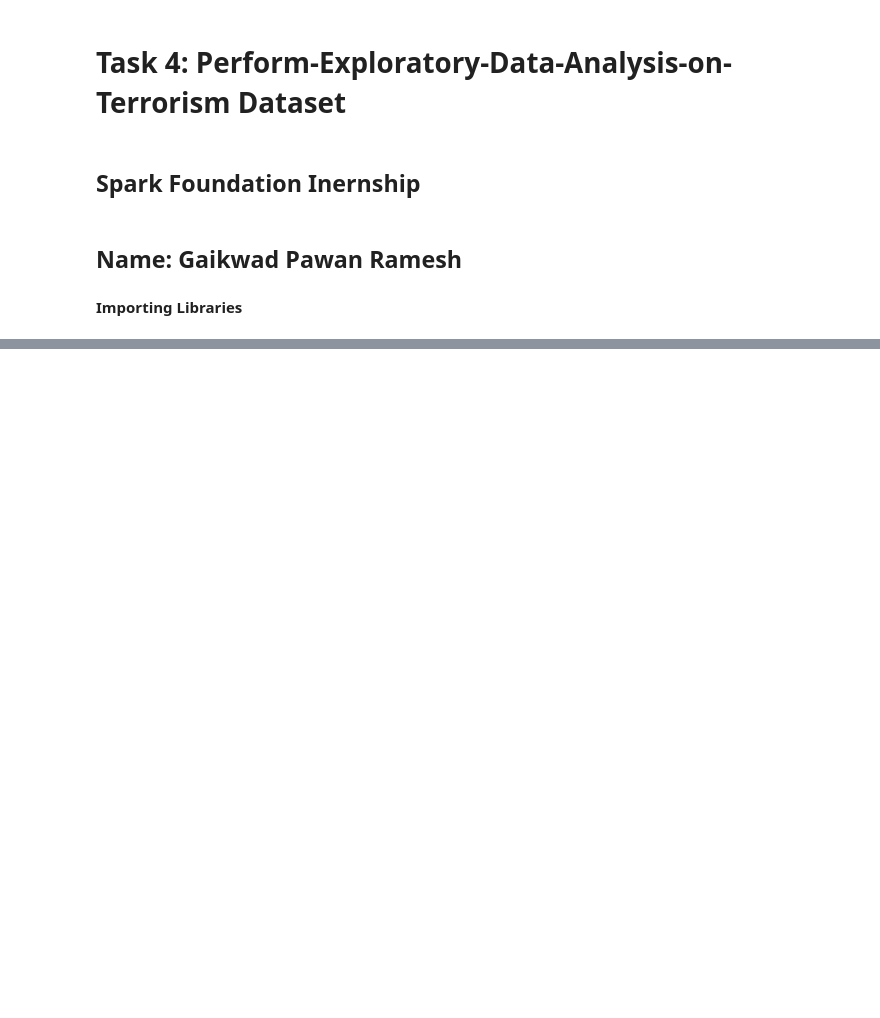
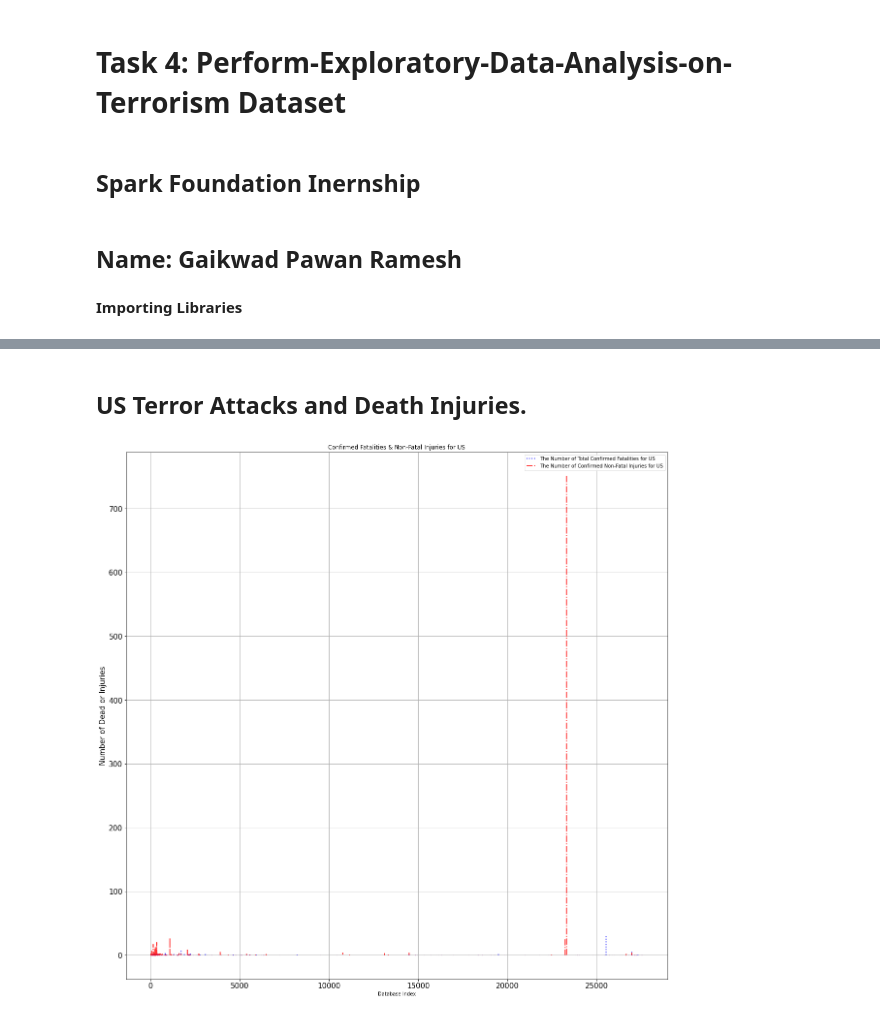
Before and after one commit to Gaikwadpawan3006/Perform-Exploratory-Data-Analysis-on-Terrorism-Dataset, a Jupyter notebook: Perform_Exploratory_Data_Analysis_on_Terrorism_Dataset.ipynb, the cells around one changed output, grey strips where cells are left out. Drawn from its saved outputs; the diff is of its cells as text; code cells hidden in the pictures; blank space fills up the shorter version.

```diff
--- a/Perform_Exploratory_Data_Analysis_on_Terrorism_Dataset.ipynb
+++ b/Perform_Exploratory_Data_Analysis_on_Terrorism_Dataset.ipynb
@@ -15,0 +19,2 @@ import pandas as pd
+# %%
+dataset = pd.read_csv('globalterrorism.csv',encoding="latin1")
@@ -15,0 +167,2 @@ import pandas as pd
+# %%
+dataset.drop(['approxdate','related'],axis=1,inplace= True)
@@ -15,0 +184,16 @@ import pandas as pd
+# %% [markdown]
+## **US Terror Attacks and Death Injuries.**
+# %%
+dataset.nkillus.plot(kind = 'line', color = 'blue', label = 'The Number of Total Confirmed Fatalities for US', linewidth = 2, alpha = 0.8, grid = True,
+                 linestyle = ':', figsize = (20,20), fontsize=15)
+dataset.nwoundus.plot(color = "red", label = 'The Number of Confirmed Non-Fatal Injuries for US', linewidth = 2, alpha = 0.8, grid = True,
+                 linestyle = '-.', figsize = (20,20), fontsize=15)
+
+plt.legend(loc='upper right')     # legend = puts label into plot
+plt.xlabel('Database Index', fontsize=10)              # label = name of label
+plt.ylabel('Number of Dead or Injuries', fontsize=15)
+
+plt.title('Confirmed Fatalities & Non-Fatal Injuries for US')            #plot title
+plt.show()
+# %% [output]
+[figure, added]
```
Also changed, not shown: parts of 39 cells of this notebook.
